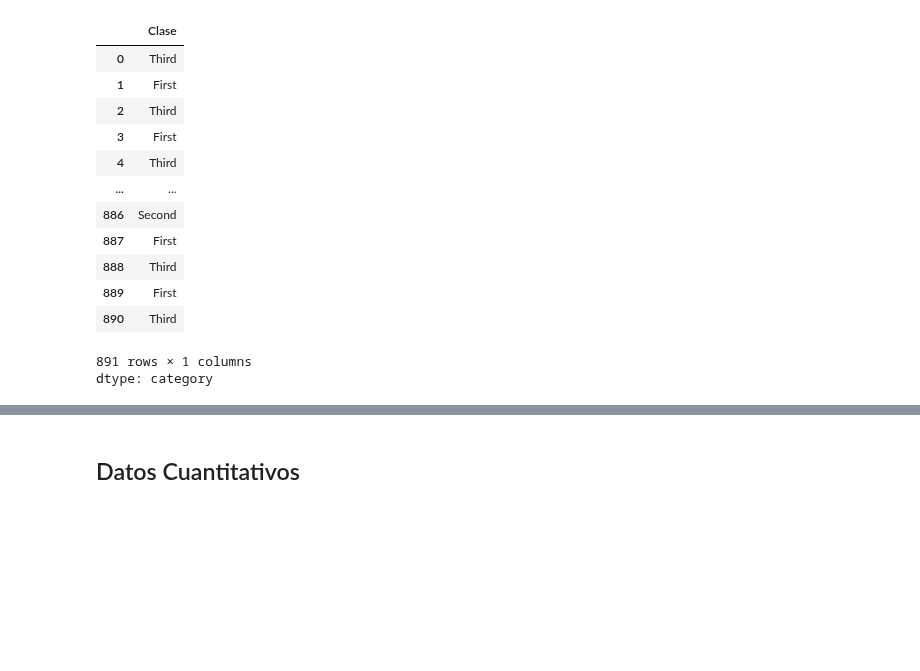
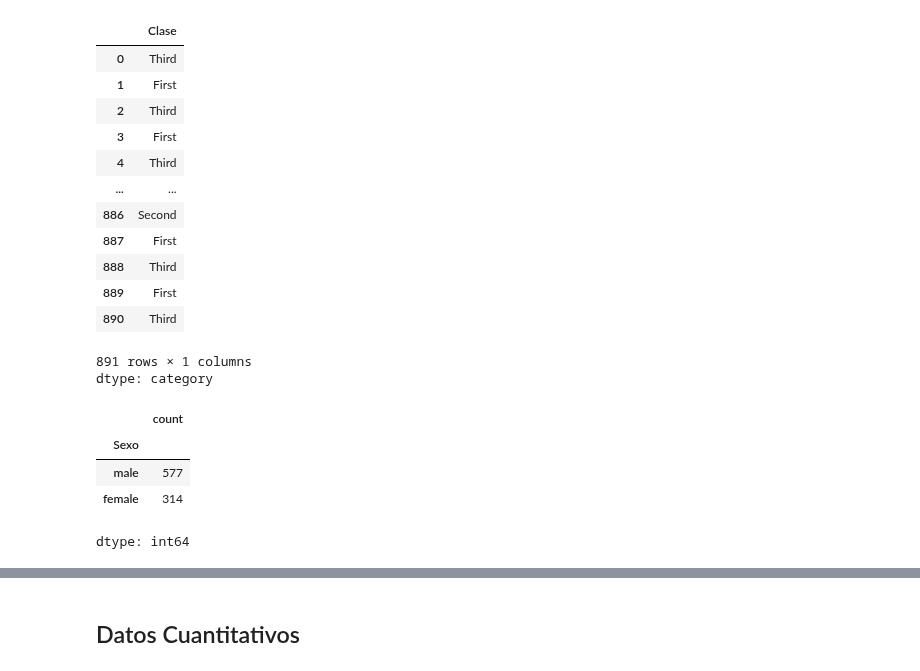
Before and after one commit to escorpio11/programa-python, a Jupyter notebook: Modulo04/Sesión_5_Univariado_[Professor_View].ipynb, the cells around one changed output, grey strips where cells are left out. Drawn from its saved outputs; the diff is of its cells as text; code cells hidden in the pictures; blank space fills up the shorter version.

```diff
--- a/Modulo04/Sesión_5_Univariado_[Professor_View].ipynb
+++ b/Modulo04/Sesión_5_Univariado_[Professor_View].ipynb
@@ -155,3 +155,12 @@ df['Clase']
 | 890 | Third |
 891 rows × 1 columns
 dtype: category
+# %%
+a = df['Sexo'].value_counts()
+a
+# %% [output]
+|  | count |
+| Sexo |  |
+| male | 577 |
+| female | 314 |
+dtype: int64
```
Also changed, not shown: parts of 7 cells of this notebook.
